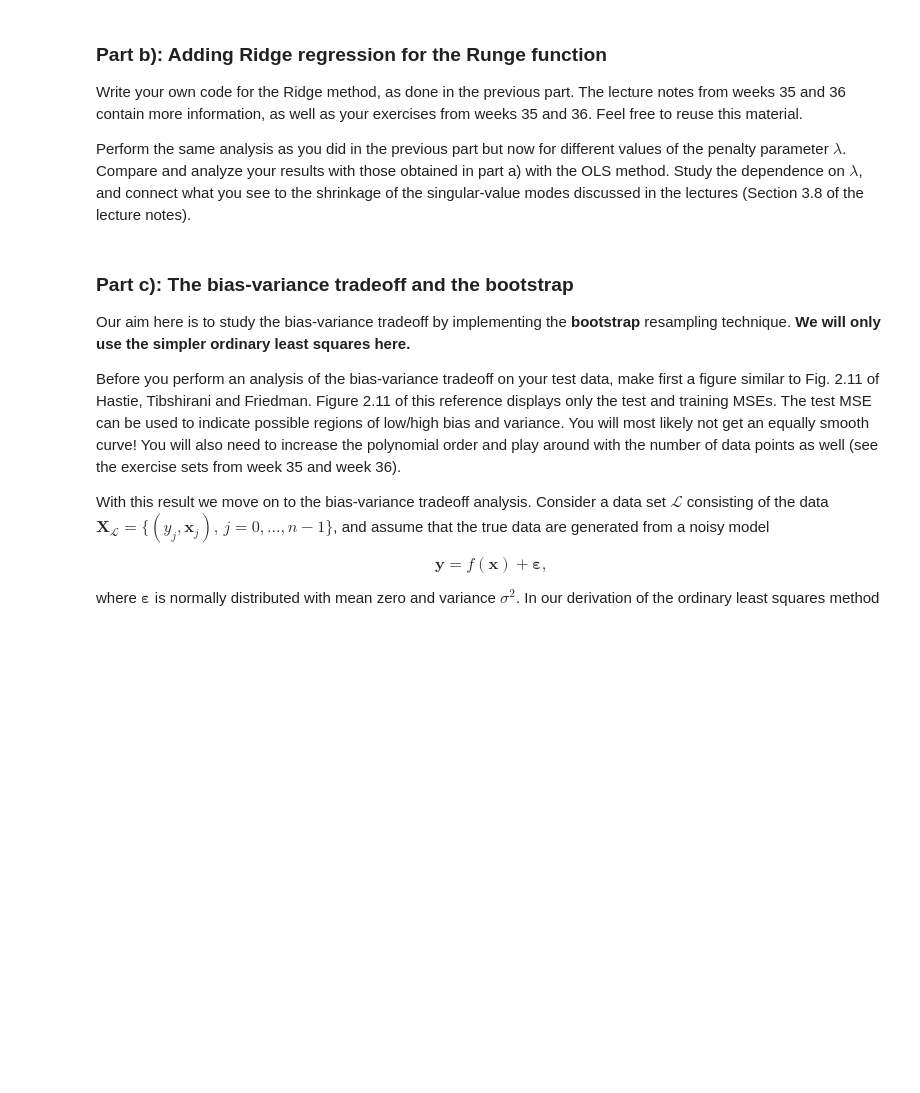
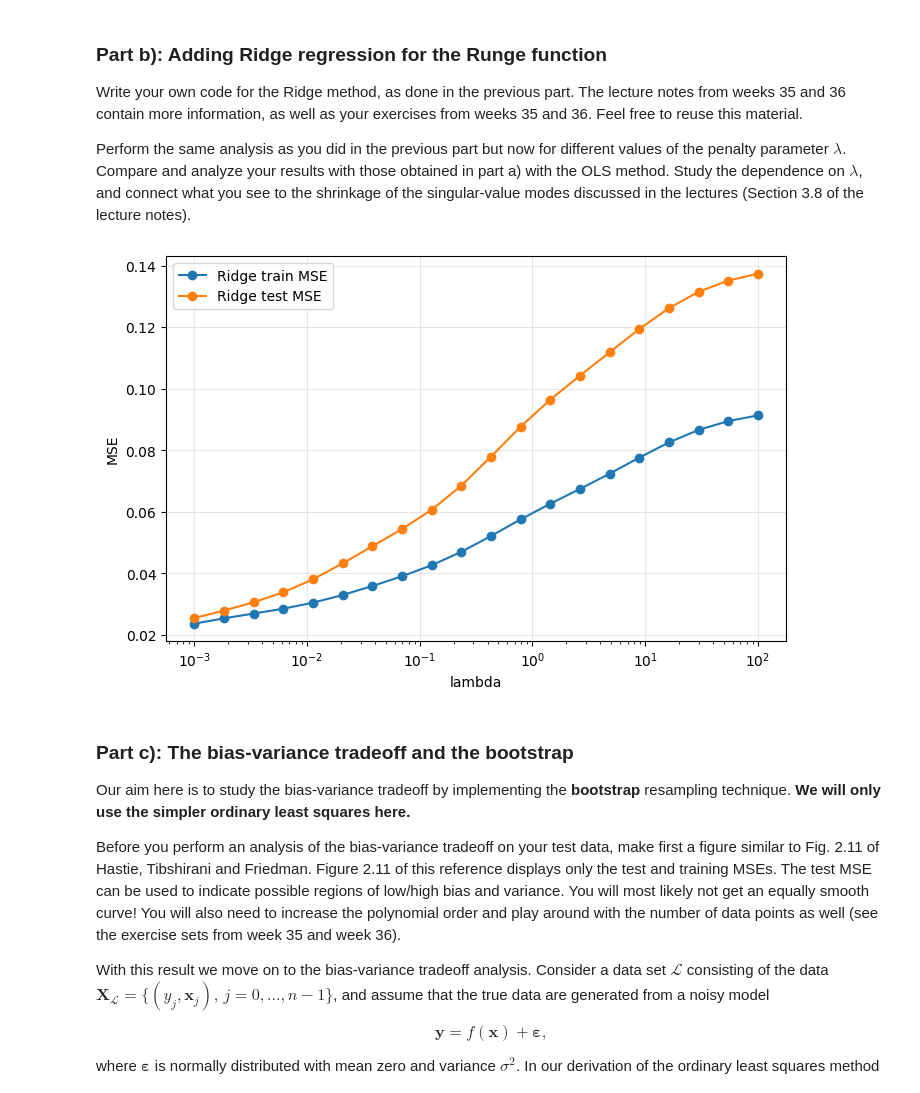
Before and after one commit to GiacomoSaporetti/FYS-STK4155-Project1, a Jupyter notebook: Project1.ipynb, the cells around one changed output. Drawn from its saved outputs; the diff is of its cells as text; code cells hidden in the pictures; blank space fills up the shorter version.

```diff
--- a/Project1.ipynb
+++ b/Project1.ipynb
@@ -322,6 +322,52 @@ $\lambda$, and connect what you see to the shrinkage of the singular-value modes
 discussed in the lectures (Section 3.8 of the lecture notes).
 # %%
 # Your code for part b) here
+def ridge_svd(X, y, lmbda):
+    """Ridge through the SVD: sum_i sigma_i/(sigma_i^2 + lambda) (u_i . y) v_i.
+
+    Solves min ||y - X theta||^2 + lambda ||theta||^2  (no 1/n factor).
+    """
+    U, s, Vt = np.linalg.svd(X, full_matrices=False)
+    return Vt.T @ (s / (s**2 + lmbda) * (U.T @ y))
+
+
+# for different values of lambda
+lambdas = np.logspace(-3, 2, 20)
+p = 12
+
+X = design_matrix(x, p) # make x into 2D array to fit ridge_svd
+
+
+ridge_train = []
+ridge_test = []
+
+
+for lam in lambdas:
+    # ridge regression
+    theta = ridge_svd(X,y,lam)
+    thetas.append(theta)
+
+    poly = Nth_degree_solver(p, x, y, lam)
+    mse = poly.solve()
+    ridge_train.append(mse[0])
+    ridge_test.append(mse[1])
+
+
+
+plt.figure(figsize=(8, 5))
+plt.semilogx(lambdas, ridge_train, 'o-', label='Ridge train MSE')
+plt.semilogx(lambdas, ridge_test, 'o-', label='Ridge test MSE')
+plt.xlabel("lambda")
+plt.ylabel("MSE")
+plt.legend()
+plt.grid(alpha=0.3)
+plt.show()
+
+# plot OLS method MSE graph on top of this to show difference
+
+#plot theta & R^2 errors as well
+# %% [output]
+[figure, added]
 # %% [markdown]
 ### Part c): The bias-variance tradeoff and the bootstrap
 
```
Also changed, not shown: parts of 2 cells of this notebook.
